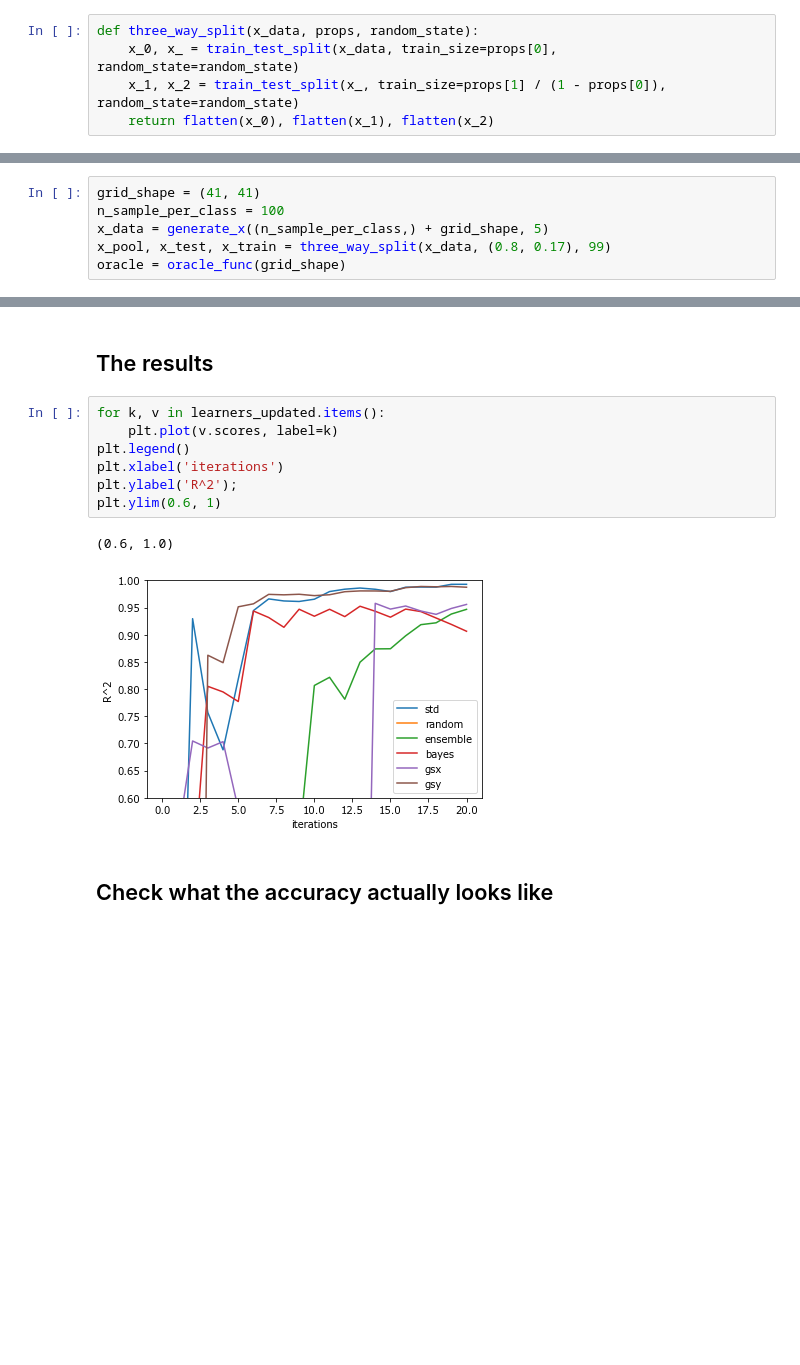
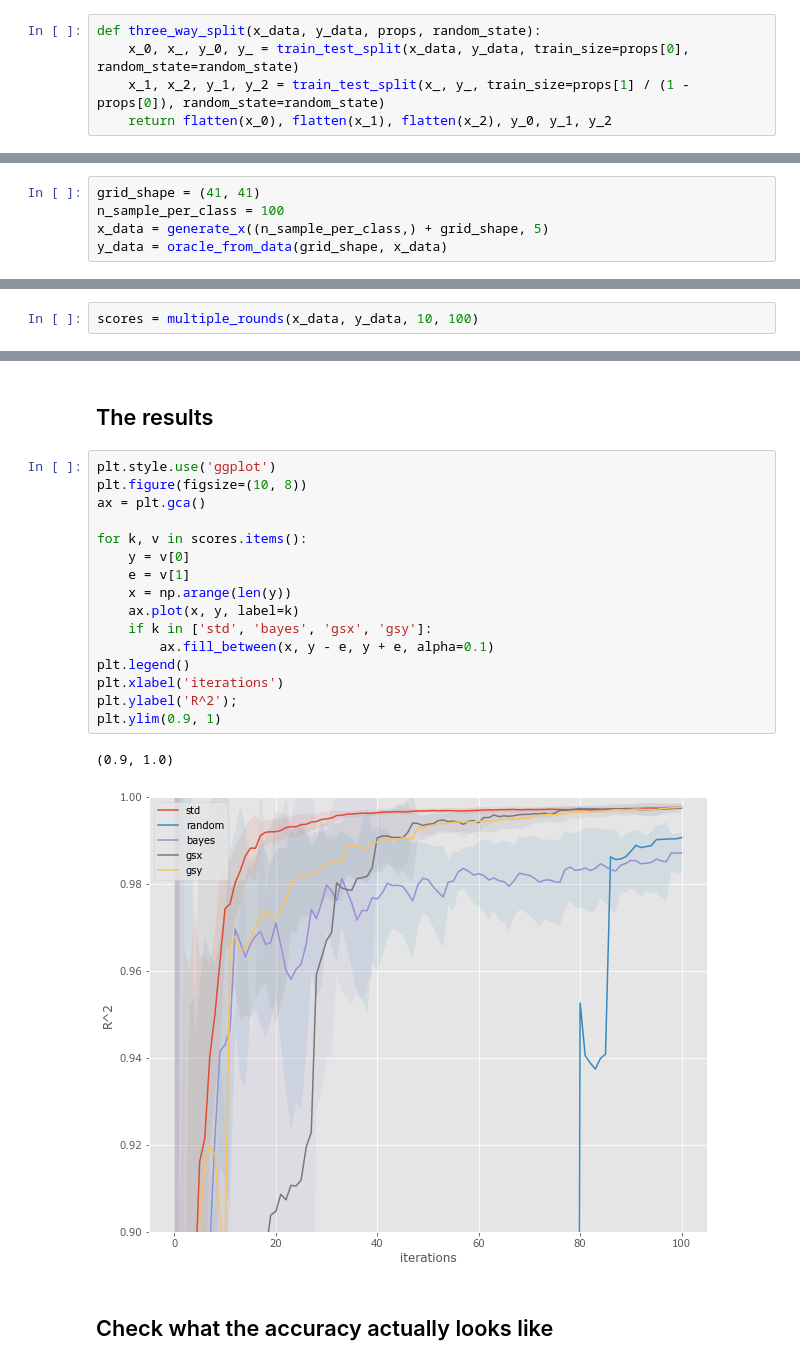
Before and after one commit to usnistgov/active-learning, a Jupyter notebook: active-learning.ipynb, the cells around one changed output, grey strips where cells are left out. Saved outputs shown, nothing was run; the diff lists cells and outputs as text; blank space fills up the shorter version.

```diff
--- a/active-learning.ipynb
+++ b/active-learning.ipynb
@@ -159,10 +159,10 @@ def plot_parity(y_test, y_predict, label='Testing Data'):
     plt.legend(loc=2, fontsize=15)
     return plt
 # %%
-def three_way_split(x_data, props, random_state):
-    x_0, x_ = train_test_split(x_data, train_size=props[0], random_state=random_state)
-    x_1, x_2 = train_test_split(x_, train_size=props[1] / (1 - props[0]), random_state=random_state)
-    return flatten(x_0), flatten(x_1), flatten(x_2)
+def three_way_split(x_data, y_data, props, random_state):
+    x_0, x_, y_0, y_ = train_test_split(x_data, y_data, train_size=props[0], random_state=random_state)
+    x_1, x_2, y_1, y_2 = train_test_split(x_, y_, train_size=props[1] / (1 - props[0]), random_state=random_state)
+    return flatten(x_0), flatten(x_1), flatten(x_2), y_0, y_1, y_2
 # %%
 def flatten(x_data):
     return x_data.reshape(x_data.shape[0], -1)
@@ -209,8 +312,7 @@ def gsy_query(model, x_pool):
 grid_shape = (41, 41)
 n_sample_per_class = 100
 x_data = generate_x((n_sample_per_class,) + grid_shape, 5)
-x_pool, x_test, x_train = three_way_split(x_data, (0.8, 0.17), 99)
-oracle = oracle_func(grid_shape)
+y_data = oracle_from_data(grid_shape, x_data)
 # %%
 plot_microstructures(*x_data[:10], cmap='gray', colorbar=False);
 # %% [output]
@@ -336,0 +322,2 @@ evaluating gsy
+# %%
+scores = multiple_rounds(x_data, y_data, 10, 100)
@@ -338,14 +340,23 @@ evaluating gsy
 ## The results
-# %%
-for k, v in learners_updated.items():
-    plt.plot(v.scores, label=k)
-plt.legend()
-plt.xlabel('iterations')
-plt.ylabel('R^2');
-plt.ylim(0.6, 1)
-# %% [output]
-(0.6, 1.0)
-[figure, removed]
+# %%
+plt.style.use('ggplot')
+plt.figure(figsize=(10, 8))
+ax = plt.gca()
+
+for k, v in scores.items():
+    y = v[0]
+    e = v[1]
+    x = np.arange(len(y))
+    ax.plot(x, y, label=k)
+    if k in ['std', 'bayes', 'gsx', 'gsy']:
+        ax.fill_between(x, y - e, y + e, alpha=0.1)
+plt.legend()
+plt.xlabel('iterations')
+plt.ylabel('R^2');
+plt.ylim(0.9, 1)
+# %% [output]
+(0.9, 1.0)
+[figure, added]
 # %% [markdown]
 ## Check what the accuracy actually looks like
 # %%
```
Also changed, not shown: parts of 18 cells of this notebook.
